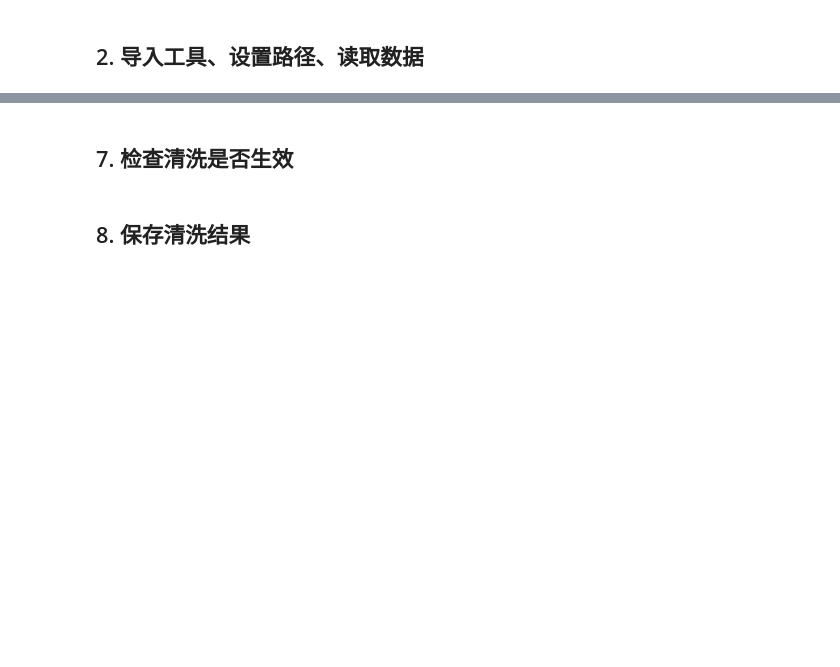
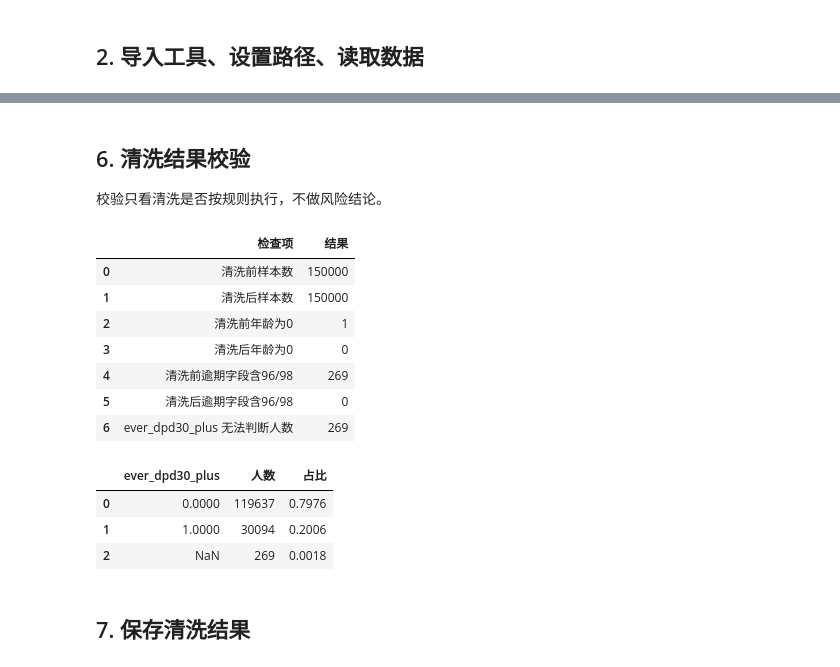
Before and after one commit to xujianbin452-afk/DataAnalysisRoad, a Jupyter notebook: Projects/01_Credit_Risk_Analysis/notebooks/02_data_quality_cleaning.ipynb, the cells around one changed output, grey strips where cells are left out. Saved outputs shown, nothing was run; the diff lists cells and outputs as text; code cells hidden in the pictures; blank space fills up the shorter version.

```diff
--- a/Projects/01_Credit_Risk_Analysis/notebooks/02_data_quality_cleaning.ipynb
+++ b/Projects/01_Credit_Risk_Analysis/notebooks/02_data_quality_cleaning.ipynb
@@ -222,2 +246,55 @@ clean_df.head()
+# %% [markdown]
+## 6. 清洗结果校验
+
+校验只看清洗是否按规则执行，不做风险结论。
+# %%
+past_due_special_after_cleaning = (
+    clean_df["past_due_30_59_count"].isin([96, 98])
+    | clean_df["past_due_60_89_count"].isin([96, 98])
+    | clean_df["past_due_90_count"].isin([96, 98])
+)
+
+cleaning_check = pd.DataFrame({
+    "检查项": [
+        "清洗前样本数",
+        "清洗后样本数",
+        "清洗前年龄为0",
+        "清洗后年龄为0",
+        "清洗前逾期字段含96/98",
+        "清洗后逾期字段含96/98",
+        "ever_dpd30_plus 无法判断人数",
+    ],
+    "结果": [
+        len(df),
+        len(clean_df),
+        age_zero.sum(),
+        clean_df["age"].eq(0).sum(),
+        past_due_special.sum(),
+        past_due_special_after_cleaning.sum(),
+        clean_df["ever_dpd30_plus"].isna().sum(),
+    ],
+})
+
+cleaning_check
+# %% [output]
+|  | 检查项 | 结果 |
+| 0 | 清洗前样本数 | 150000 |
+| 1 | 清洗后样本数 | 150000 |
+| 2 | 清洗前年龄为0 | 1 |
+| 3 | 清洗后年龄为0 | 0 |
+| 4 | 清洗前逾期字段含96/98 | 269 |
+| 5 | 清洗后逾期字段含96/98 | 0 |
+| 6 | ever_dpd30_plus 无法判断人数 | 269 |
+# %%
+dpd30_status_count = clean_df["ever_dpd30_plus"].value_counts(dropna=False).reset_index()
+dpd30_status_count.columns = ["ever_dpd30_plus", "人数"]
+dpd30_status_count["占比"] = dpd30_status_count["人数"] / len(clean_df)
+
+dpd30_status_count
+# %% [output]
+|  | ever_dpd30_plus | 人数 | 占比 |
+| 0 | 0.0000 | 119637 | 0.7976 |
+| 1 | 1.0000 | 30094 | 0.2006 |
+| 2 | NaN | 269 | 0.0018 |
 # %% [markdown]
-## 7. 检查清洗是否生效
+## 7. 保存清洗结果
@@ -251,5 +301,3 @@ before_after_check
-# %% [markdown]
-## 8. 保存清洗结果
 # %%
 processed_dir = PROJECT_ROOT / "data" / "processed"
 output_dir = PROJECT_ROOT / "output"
```
Also changed, not shown: parts of 25 cells of this notebook, 14 other files.
